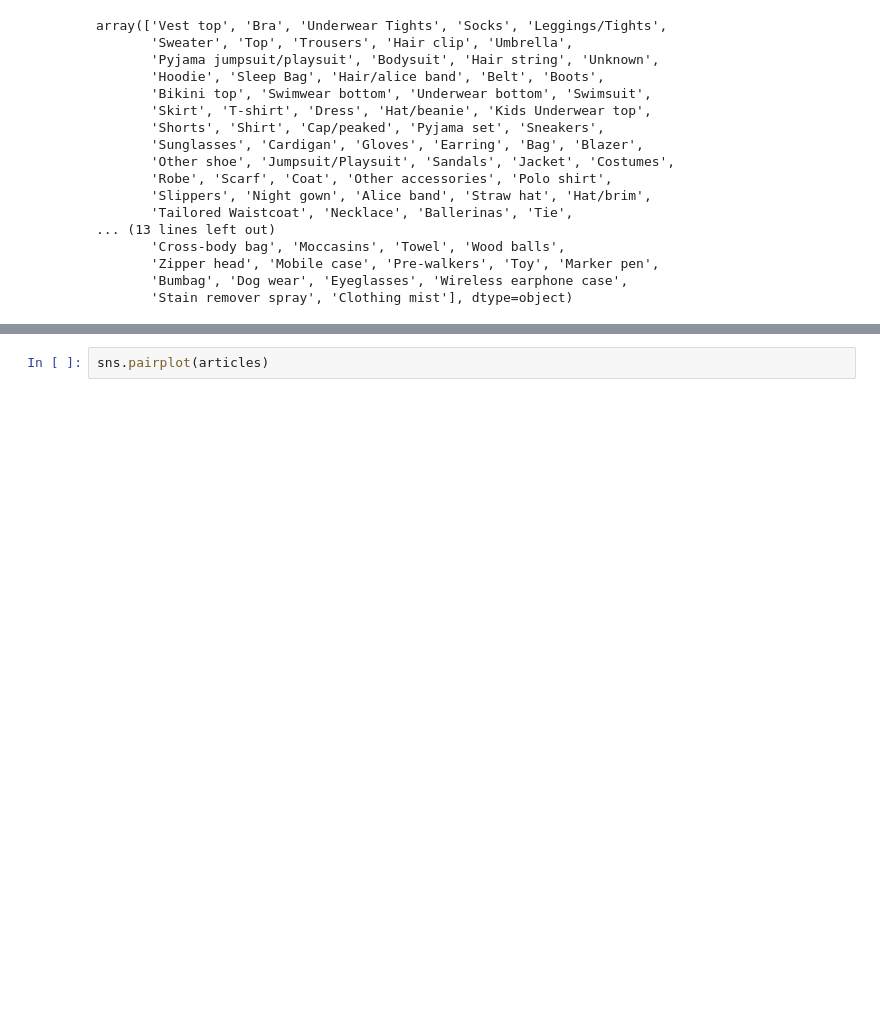
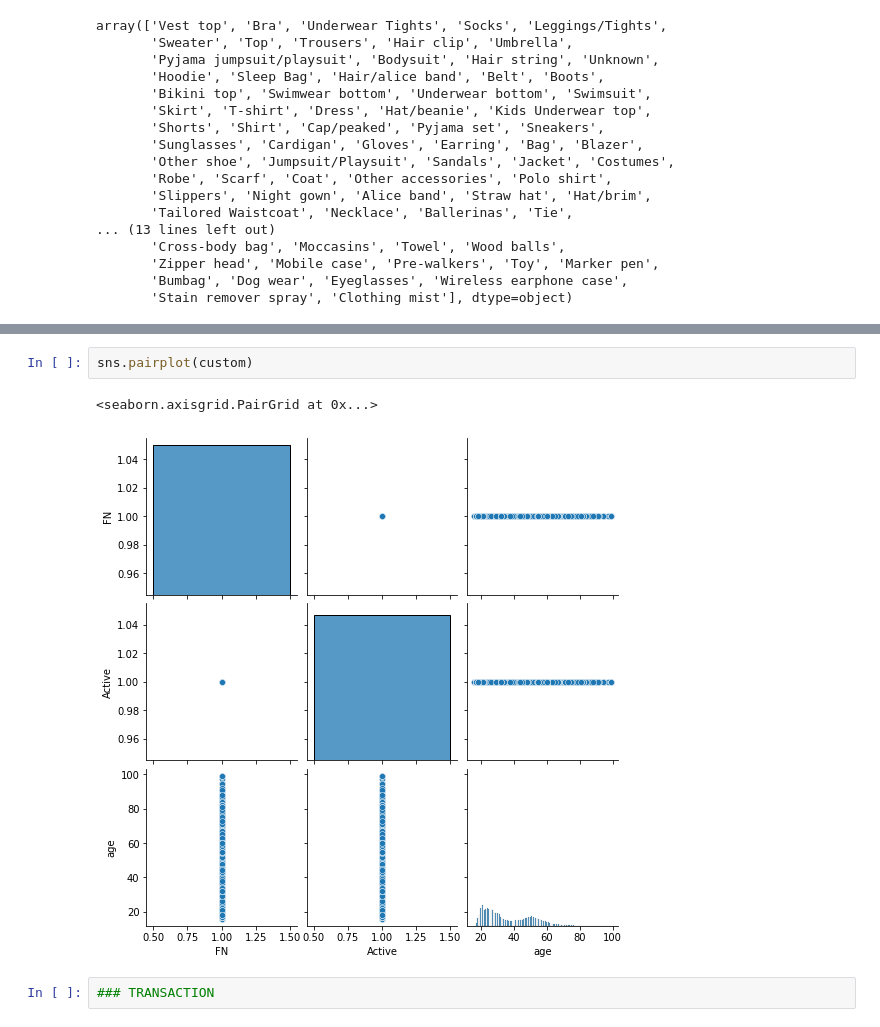
Before and after one commit to theflyingd/fashion-recommender, a Jupyter notebook: notebooks/EDA-Martin.ipynb, the cells around one changed output, grey strips where cells are left out. Drawn from its saved outputs; the diff is of its cells as text; blank space fills up the shorter version.

```diff
--- a/notebooks/EDA-Martin.ipynb
+++ b/notebooks/EDA-Martin.ipynb
@@ -133,2 +694,7 @@ AttributeError: 'numpy.ndarray' object has no attribute 'count_values'
 # %%
-sns.pairplot(articles)
+sns.pairplot(custom)
+# %% [output]
+<seaborn.axisgrid.PairGrid at 0x...>
+[figure, added]
+# %%
+### TRANSACTION
```
Also changed, not shown: parts of 81 cells of this notebook, 1 other file.
